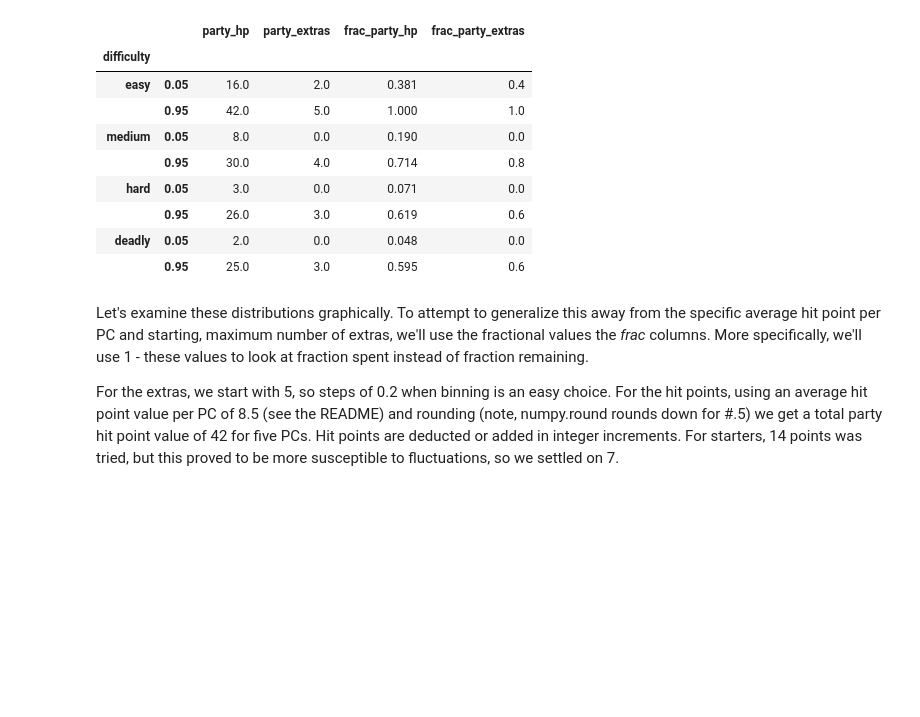
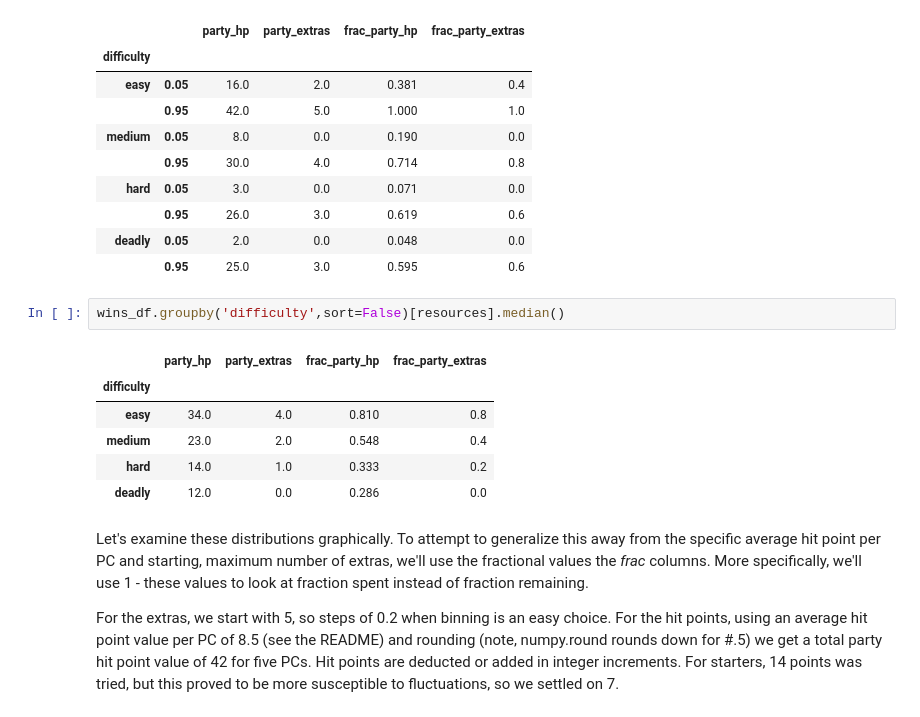
Before and after one commit to physicsranger/encounter_calibration, a Jupyter notebook: Evaluate_SimData.ipynb, the cells around one changed output. Cells and saved outputs as stored; diff of their text form; blank space fills up the shorter version.

```diff
--- a/Evaluate_SimData.ipynb
+++ b/Evaluate_SimData.ipynb
@@ -151,6 +151,15 @@ wins_df.groupby('difficulty',sort=False)[resources].quantile([0.05,0.95])
 |  | 0.95 | 26.0 | 3.0 | 0.619 | 0.6 |
 | deadly | 0.05 | 2.0 | 0.0 | 0.048 | 0.0 |
 |  | 0.95 | 25.0 | 3.0 | 0.595 | 0.6 |
+# %%
+wins_df.groupby('difficulty',sort=False)[resources].median()
+# %% [output]
+|  | party_hp | party_extras | frac_party_hp | frac_party_extras |
+| difficulty |  |  |  |  |
+| easy | 34.0 | 4.0 | 0.810 | 0.8 |
+| medium | 23.0 | 2.0 | 0.548 | 0.4 |
+| hard | 14.0 | 1.0 | 0.333 | 0.2 |
+| deadly | 12.0 | 0.0 | 0.286 | 0.0 |
 # %% [markdown]
 Let's examine these distributions graphically.  To attempt to generalize this away from the specific average hit point per PC and starting, maximum number of extras, we'll use the fractional values the _frac_ columns.  More specifically, we'll use 1 - these values to look at fraction spent instead of fraction remaining.
 
```
